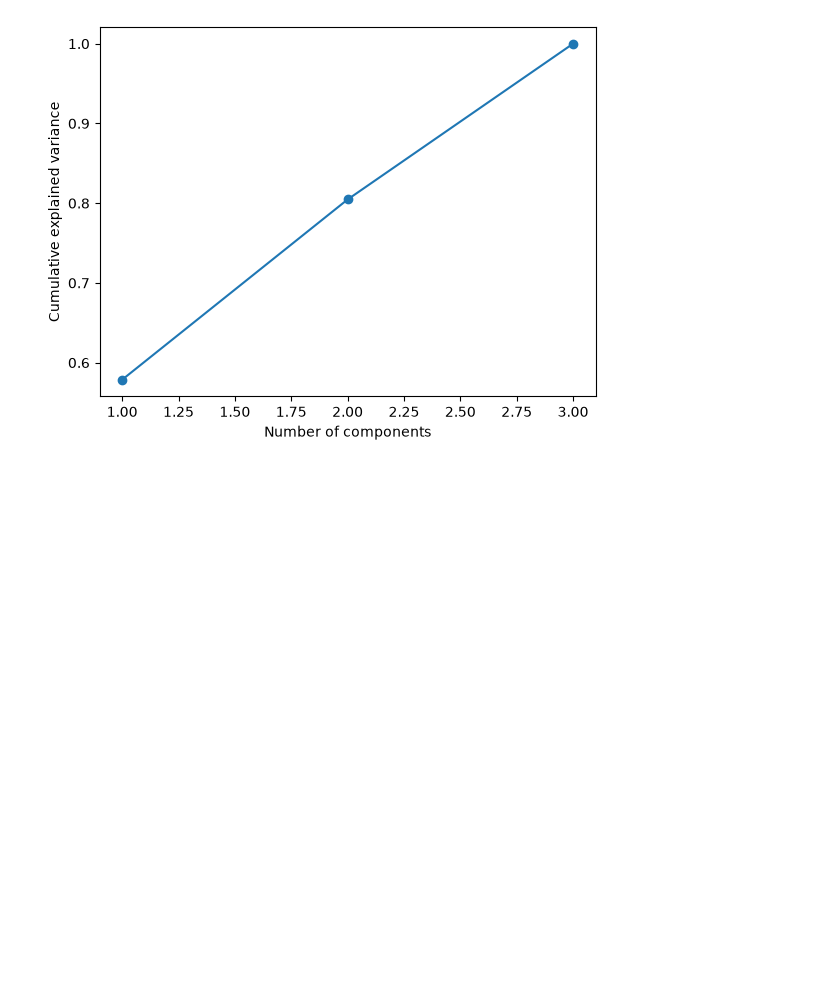
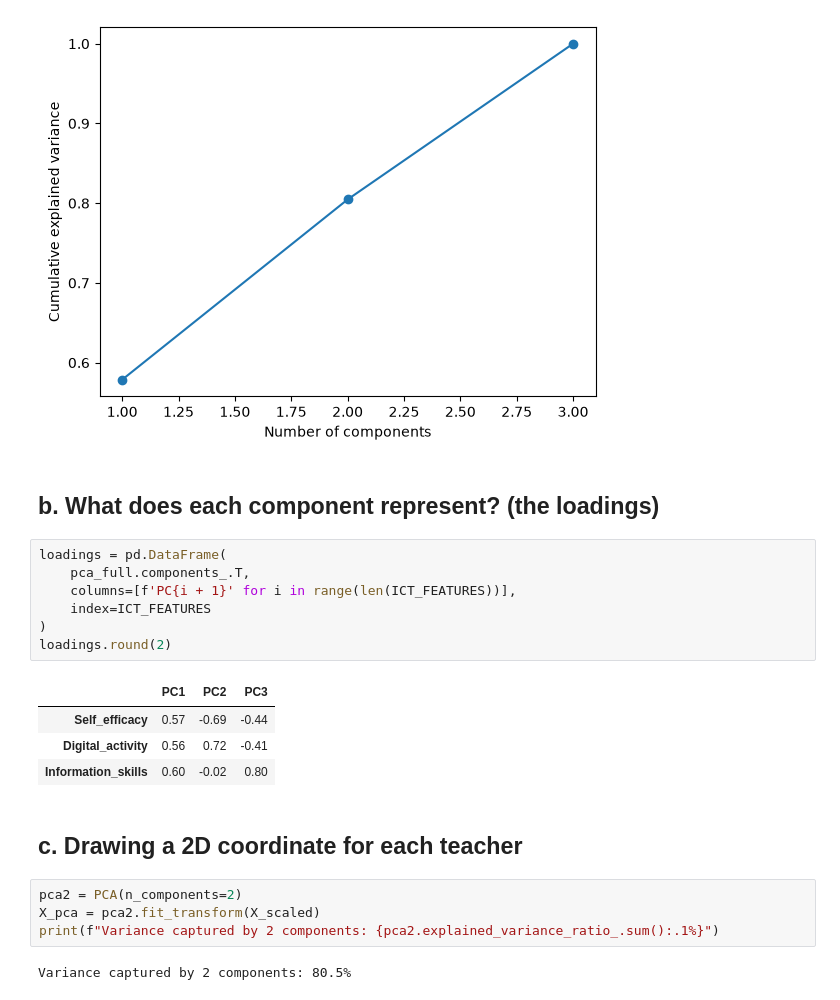
Before and after one commit to Kenchan-paradise/messy-data-eda, a Jupyter notebook: notebook.ipynb, the cells around one changed output. Cells and saved outputs as stored; diff of their text form; blank space fills up the shorter version.

Commit message:
components calculated & a 2D coordinate revealed

```diff
--- a/notebook.ipynb
+++ b/notebook.ipynb
@@ -307,3 +307,25 @@ plt.savefig('pca_variance.png')
 plt.show()
 # %% [output]
 [figure]
+# %% [markdown]
+## b. What does each component represent? (the loadings)
+# %%
+loadings = pd.DataFrame(
+    pca_full.components_.T,
+    columns=[f'PC{i + 1}' for i in range(len(ICT_FEATURES))],
+    index=ICT_FEATURES
+)
+loadings.round(2)
+# %% [output]
+|  | PC1 | PC2 | PC3 |
+| Self_efficacy | 0.57 | -0.69 | -0.44 |
+| Digital_activity | 0.56 | 0.72 | -0.41 |
+| Information_skills | 0.60 | -0.02 | 0.80 |
+# %% [markdown]
+## c. Drawing a 2D coordinate for each teacher
+# %%
+pca2 = PCA(n_components=2)
+X_pca = pca2.fit_transform(X_scaled)
+print(f"Variance captured by 2 components: {pca2.explained_variance_ratio_.sum():.1%}")
+# %% [output]
+Variance captured by 2 components: 80.5%
```
Also changed, not shown: 1 other file.
